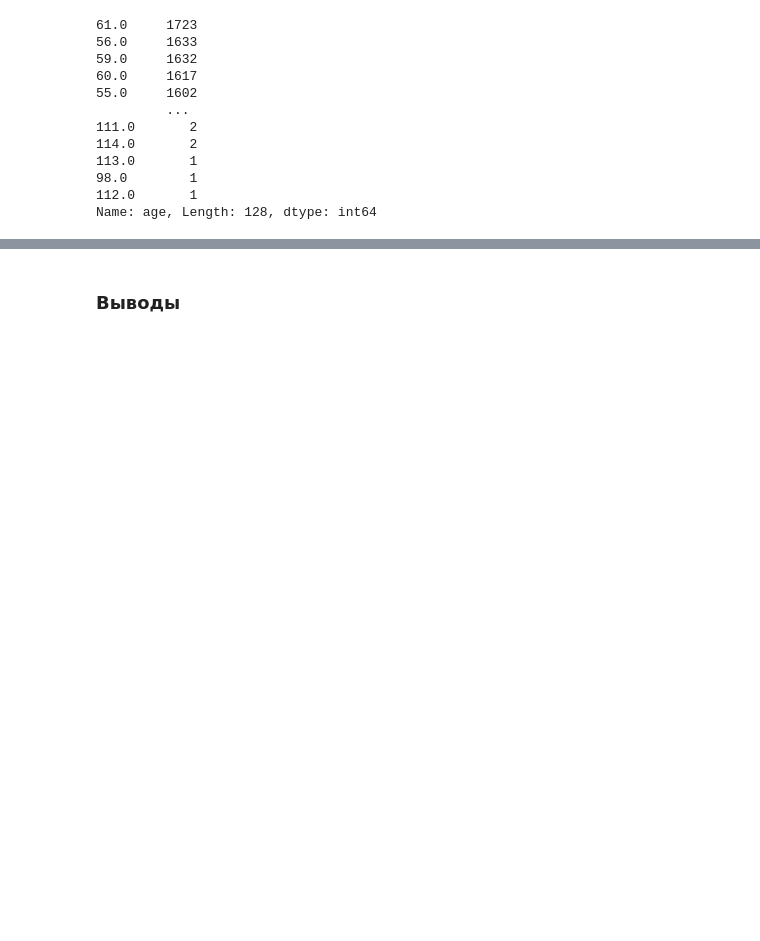
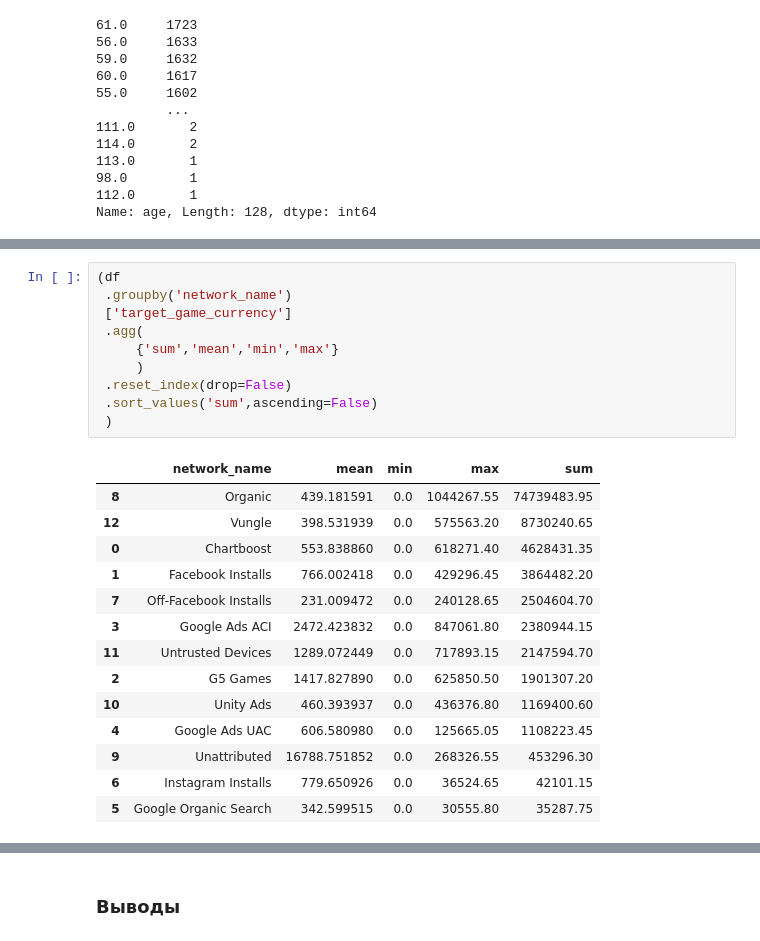
Before and after one commit to KurmangazyKarabekov/Dataset_decision, a Jupyter notebook: 1_EDA.ipynb, the cells around one changed output, grey strips where cells are left out. Cells and saved outputs as stored; diff of their text form; blank space fills up the shorter version.

```diff
--- a/1_EDA.ipynb
+++ b/1_EDA.ipynb
@@ -191,0 +338,25 @@ Name: age, Length: 128, dtype: int64
+# %%
+(df
+ .groupby('network_name')
+ ['target_game_currency']
+ .agg(
+     {'sum','mean','min','max'}
+     )
+ .reset_index(drop=False)
+ .sort_values('sum',ascending=False)
+ )
+# %% [output]
+|  | network_name | mean | min | max | sum |
+| 8 | Organic | 439.181591 | 0.0 | 1044267.55 | 74739483.95 |
+| 12 | Vungle | 398.531939 | 0.0 | 575563.20 | 8730240.65 |
+| 0 | Chartboost | 553.838860 | 0.0 | 618271.40 | 4628431.35 |
+| 1 | Facebook Installs | 766.002418 | 0.0 | 429296.45 | 3864482.20 |
+| 7 | Off-Facebook Installs | 231.009472 | 0.0 | 240128.65 | 2504604.70 |
+| 3 | Google Ads ACI | 2472.423832 | 0.0 | 847061.80 | 2380944.15 |
+| 11 | Untrusted Devices | 1289.072449 | 0.0 | 717893.15 | 2147594.70 |
+| 2 | G5 Games | 1417.827890 | 0.0 | 625850.50 | 1901307.20 |
+| 10 | Unity Ads | 460.393937 | 0.0 | 436376.80 | 1169400.60 |
+| 4 | Google Ads UAC | 606.580980 | 0.0 | 125665.05 | 1108223.45 |
+| 9 | Unattributed | 16788.751852 | 0.0 | 268326.55 | 453296.30 |
+| 6 | Instagram Installs | 779.650926 | 0.0 | 36524.65 | 42101.15 |
+| 5 | Google Organic Search | 342.599515 | 0.0 | 30555.80 | 35287.75 |
```
Also changed, not shown: parts of 13 cells of this notebook, 1 other file.
